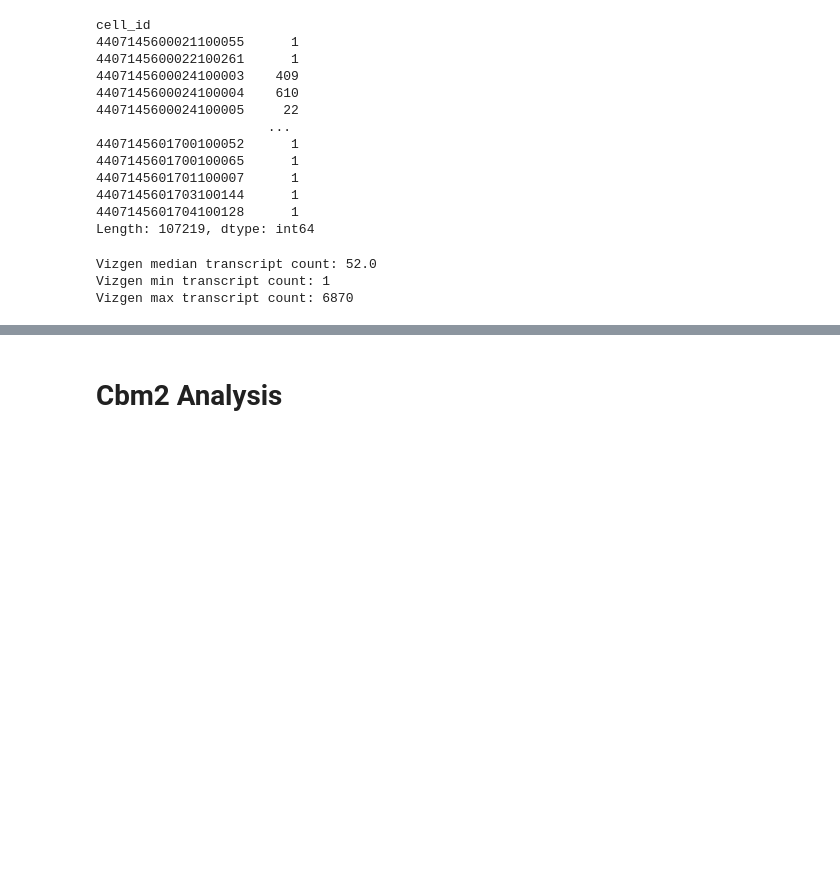
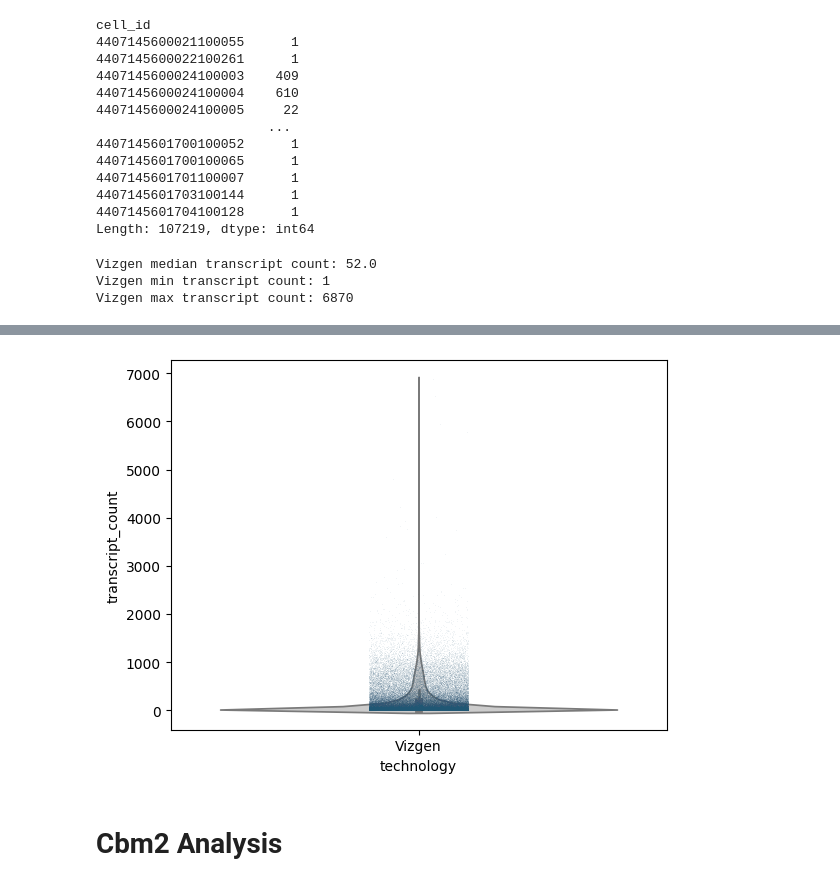
Before and after one commit to krisalejo/scRNA-seq-tech-comparisons, a Jupyter notebook: Transcripts per cell - revised.ipynb, the cells around one changed output, grey strips where cells are left out. Drawn from its saved outputs; the diff is of its cells as text; code cells hidden in the pictures; blank space fills up the shorter version.

```diff
--- a/Transcripts per cell - revised.ipynb
+++ b/Transcripts per cell - revised.ipynb
@@ -271,0 +347,4 @@ Text(0.5, 1.0, 'Vizgen - Number of transcripts per cell')
+# %%
+vizgen_violin_plot_df['transcript_count'] = vizgen_transcript_counts_filtered
+vizgen_violin_plot_df['technology'] = 'Vizgen'
+vizgen_violin_plot_df
@@ -272,3 +366,9 @@ Text(0.5, 1.0, 'Vizgen - Number of transcripts per cell')
+# %%
+sns.violinplot(x = 'technology', y = 'transcript_count', data = vizgen_violin_plot_df, color = '0.8')
+sns.stripplot(x = 'technology', y = 'transcript_count', data = vizgen_violin_plot_df, jitter = True, size = 0.15)
+plt.show()
+# %% [output]
+[figure, added]
 # %% [markdown]
 # Cbm2 Analysis
 # %%
```
Also changed, not shown: parts of 42 cells of this notebook.
